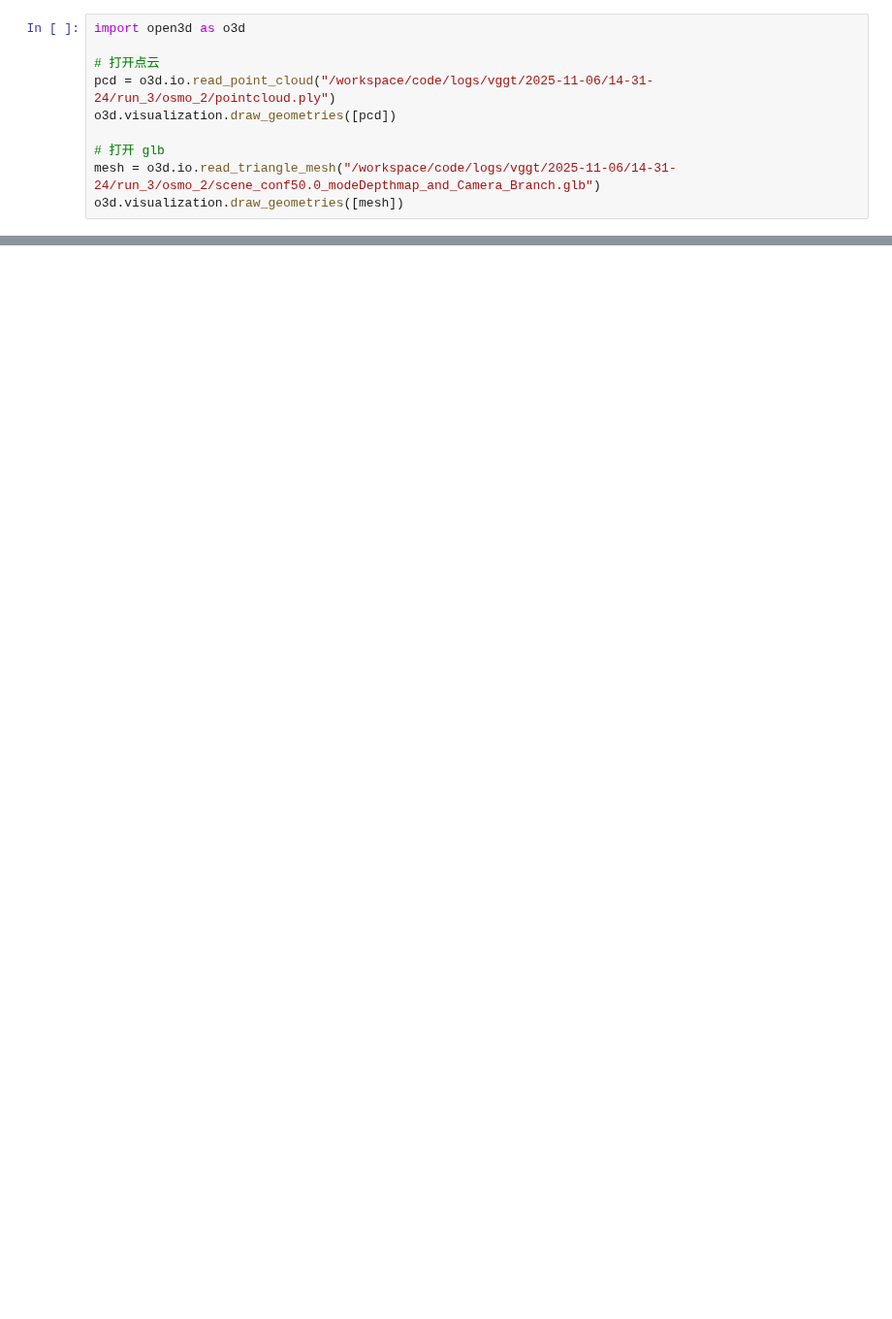
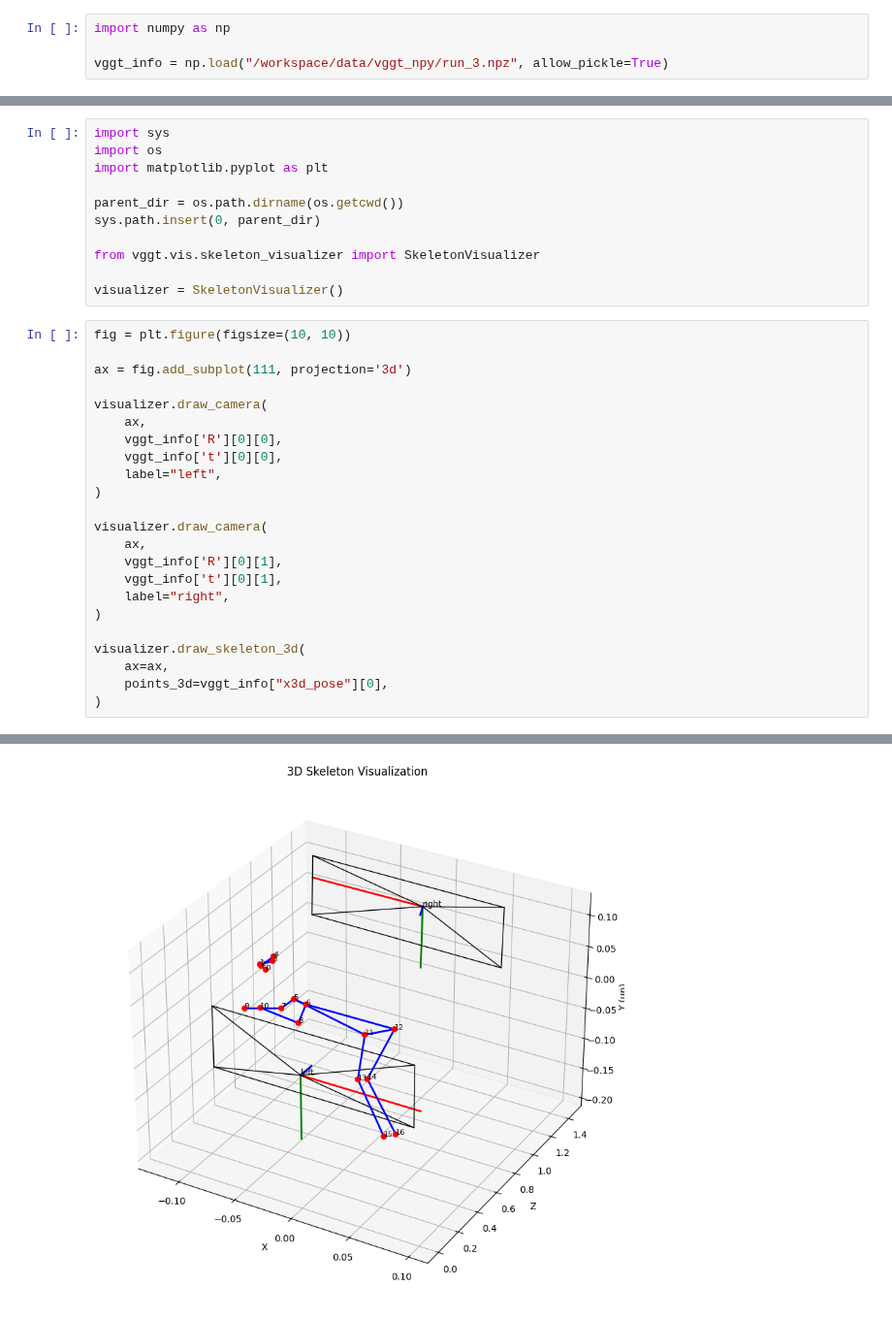
Before and after one commit to ChenKaiXuSan/Skiing_Analysis_PyTorch, a Jupyter notebook: analysis/vggt.ipynb, the cells around one changed output, grey strips where cells are left out. Shown at 97% size. Saved outputs shown, nothing was run; the diff lists cells and outputs as text; blank space fills up the shorter version.

Commit message:
change vggt code

```diff
--- a/analysis/vggt.ipynb
+++ b/analysis/vggt.ipynb
@@ -1,10 +1,4 @@
 # %%
-import open3d as o3d
+import numpy as np
 
-# 打开点云
-pcd = o3d.io.read_point_cloud("/workspace/code/logs/vggt/2025-11-06/14-31-24/run_3/osmo_2/pointcloud.ply")
-o3d.visualization.draw_geometries([pcd])
-
-# 打开 glb
-mesh = o3d.io.read_triangle_mesh("/workspace/code/logs/vggt/2025-11-06/14-31-24/run_3/osmo_2/scene_conf50.0_modeDepthmap_and_Camera_Branch.glb")
-o3d.visualization.draw_geometries([mesh])
+vggt_info = np.load("/workspace/data/vggt_npy/run_3.npz", allow_pickle=True)
@@ -25,0 +22,35 @@ error: XDG_RUNTIME_DIR not set in the environment.
+# %%
+import sys
+import os
+import matplotlib.pyplot as plt
+
+parent_dir = os.path.dirname(os.getcwd())
+sys.path.insert(0, parent_dir)
+
+from vggt.vis.skeleton_visualizer import SkeletonVisualizer
+
+visualizer = SkeletonVisualizer()
+# %%
+fig = plt.figure(figsize=(10, 10))
+
+ax = fig.add_subplot(111, projection='3d')
+
+visualizer.draw_camera(
+    ax,
+	vggt_info['R'][0][0],
+	vggt_info['t'][0][0],
+    label="left",
+)
+
+visualizer.draw_camera(
+	ax,
+	vggt_info['R'][0][1],
+	vggt_info['t'][0][1],
+	label="right",
+)
+
+visualizer.draw_skeleton_3d(
+	ax=ax,
+	points_3d=vggt_info["x3d_pose"][0],
+)
+# %% [output]
@@ -25,0 +58 @@ error: XDG_RUNTIME_DIR not set in the environment.
+[figure, added]
```
Also changed, not shown: parts of 5 cells of this notebook, 17 other files.
